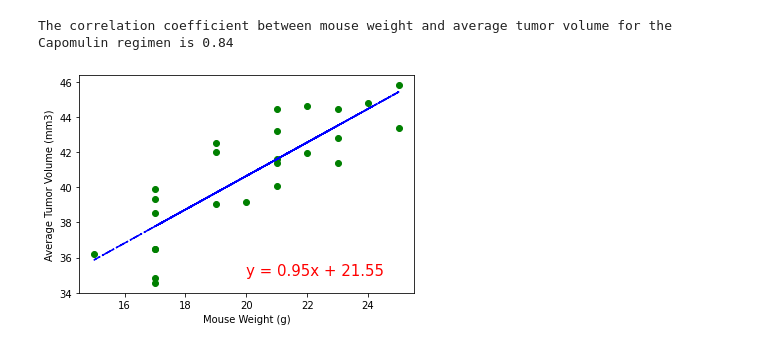
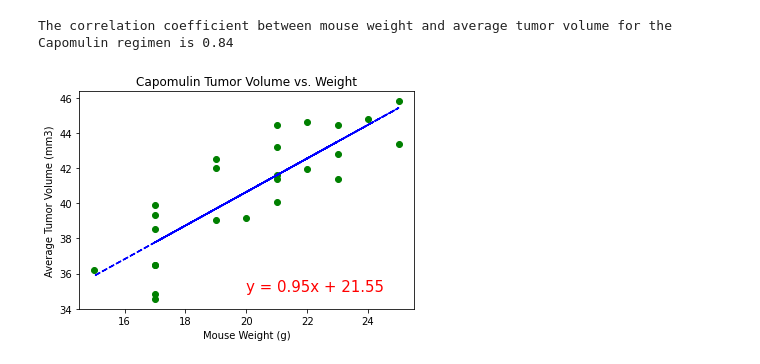
Before and after one commit to RobinWaves/matplotlib-challenge, a Jupyter notebook: pymaceuticals.ipynb, the cells around one changed output. Drawn from its saved outputs; the diff is of its cells as text; code cells hidden in the pictures.

```diff
--- a/pymaceuticals.ipynb
+++ b/pymaceuticals.ipynb
@@ -331,13 +346,15 @@ line_eq = "y = " + str(round(wt_slope,2)) + "x + " + str(round(wt_int,2))
 The correlation coefficient between mouse weight and average tumor volume for the Capomulin regimen is 0.84
 # %%
 # Plot the linear model on top of scatter plot
-plt.scatter(mouse_weight, avg_tumor_vol, color = 'green')
-plt.plot(mouse_weight, wt_fit, "-.", color='blue')
+plt.scatter(mouse_weight, avg_tumor_vol, marker='o', color = 'green')
+plt.plot(mouse_weight, wt_fit, "--", color='blue')
+
+plt.title("Capomulin Tumor Volume vs. Weight")
 plt.xlabel('Mouse Weight (g)')
 plt.ylabel('Average Tumor Volume (mm3)')
 plt.annotate(line_eq,(20,35),fontsize=15,color="red")
 
 plt.savefig('LinearScatterPlot')
 plt.show()
 # %% [output]
-[figure, old version]
+[figure, new version]
```
Also changed, not shown: parts of 4 cells of this notebook, 6 other files.
